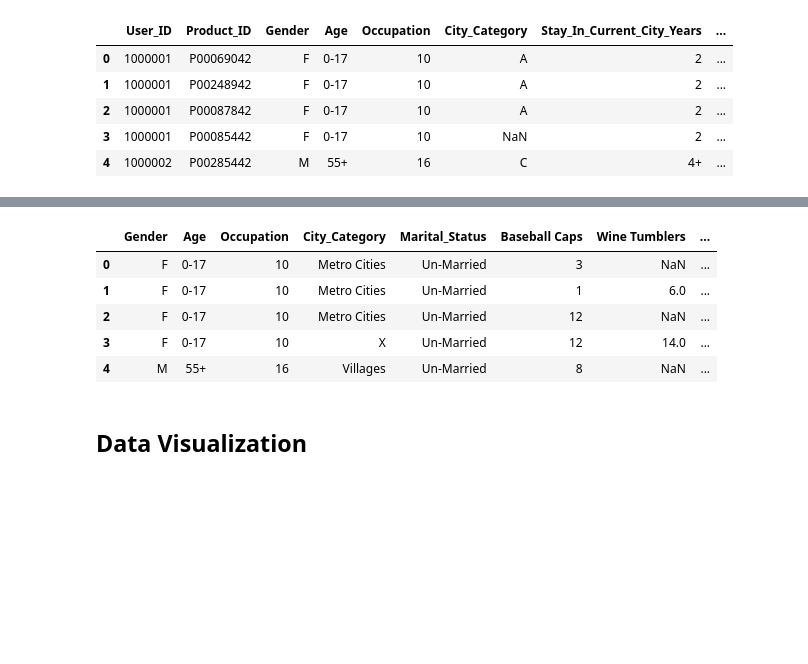
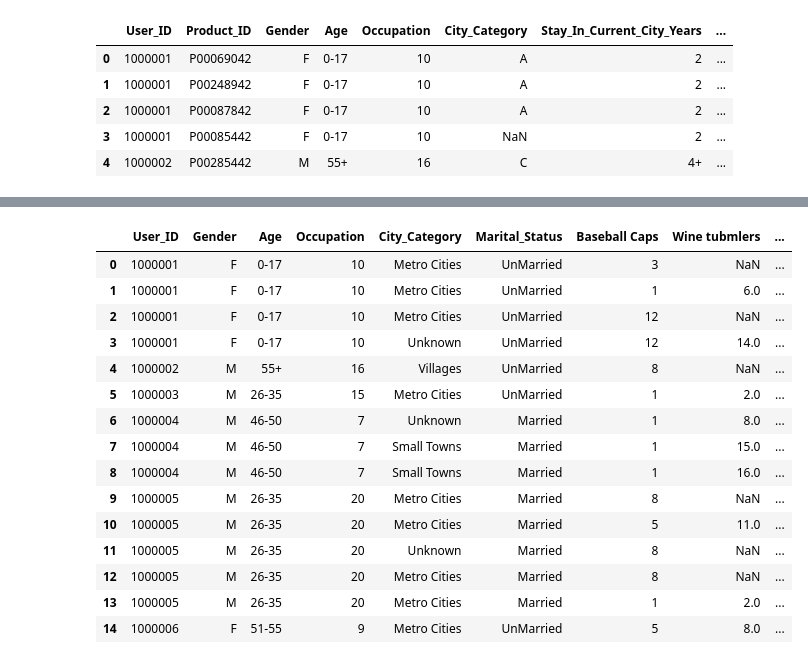
Before and after one commit to avani1998/SLLab, a Jupyter notebook: DataScience/BlackFriday.ipynb, the cells around one changed output, grey strips where cells are left out. Saved outputs shown, nothing was run; the diff lists cells and outputs as text; code cells hidden in the pictures; blank space fills up the shorter version.

```diff
--- a/DataScience/BlackFriday.ipynb
+++ b/DataScience/BlackFriday.ipynb
@@ -89,12 +96,5 @@ df.head()
 # %%
-df['Marital_Status']=df['Marital_Status'].map({1:'Married',0:'Un-Married'})
-df.head()
+df['Marital_Status']=df['Marital_Status'].map({
+    0:'UnMarried',
+    1:'Married'
+})
-# %% [output]
-|  | Gender | Age | Occupation | City_Category | Marital_Status | Baseball Caps | Wine Tumblers | ... |
-| 0 | F | 0-17 | 10 | Metro Cities | Un-Married | 3 | NaN | ... |
-| 1 | F | 0-17 | 10 | Metro Cities | Un-Married | 1 | 6.0 | ... |
-| 2 | F | 0-17 | 10 | Metro Cities | Un-Married | 12 | NaN | ... |
-| 3 | F | 0-17 | 10 | X | Un-Married | 12 | 14.0 | ... |
-| 4 | M | 55+ | 16 | Villages | Un-Married | 8 | NaN | ... |
-# %% [markdown]
-## Data Visualization
@@ -102,0 +101,19 @@ df=pd.read_csv('datasets/BlackFriday.csv')
+# %%
+df.head(15)
+# %% [output]
+|  | User_ID | Gender | Age | Occupation | City_Category | Marital_Status | Baseball Caps | Wine tubmlers | ... |
+| 0 | 1000001 | F | 0-17 | 10 | Metro Cities | UnMarried | 3 | NaN | ... |
+| 1 | 1000001 | F | 0-17 | 10 | Metro Cities | UnMarried | 1 | 6.0 | ... |
+| 2 | 1000001 | F | 0-17 | 10 | Metro Cities | UnMarried | 12 | NaN | ... |
+| 3 | 1000001 | F | 0-17 | 10 | Unknown | UnMarried | 12 | 14.0 | ... |
+| 4 | 1000002 | M | 55+ | 16 | Villages | UnMarried | 8 | NaN | ... |
+| 5 | 1000003 | M | 26-35 | 15 | Metro Cities | UnMarried | 1 | 2.0 | ... |
+| 6 | 1000004 | M | 46-50 | 7 | Unknown | Married | 1 | 8.0 | ... |
+| 7 | 1000004 | M | 46-50 | 7 | Small Towns | Married | 1 | 15.0 | ... |
+| 8 | 1000004 | M | 46-50 | 7 | Small Towns | Married | 1 | 16.0 | ... |
+| 9 | 1000005 | M | 26-35 | 20 | Metro Cities | Married | 8 | NaN | ... |
+| 10 | 1000005 | M | 26-35 | 20 | Metro Cities | Married | 5 | 11.0 | ... |
+| 11 | 1000005 | M | 26-35 | 20 | Unknown | Married | 8 | NaN | ... |
+| 12 | 1000005 | M | 26-35 | 20 | Metro Cities | Married | 8 | NaN | ... |
+| 13 | 1000005 | M | 26-35 | 20 | Metro Cities | Married | 1 | 2.0 | ... |
+| 14 | 1000006 | F | 51-55 | 9 | Metro Cities | UnMarried | 5 | 8.0 | ... |
```
Also changed, not shown: parts of 16 cells of this notebook.
